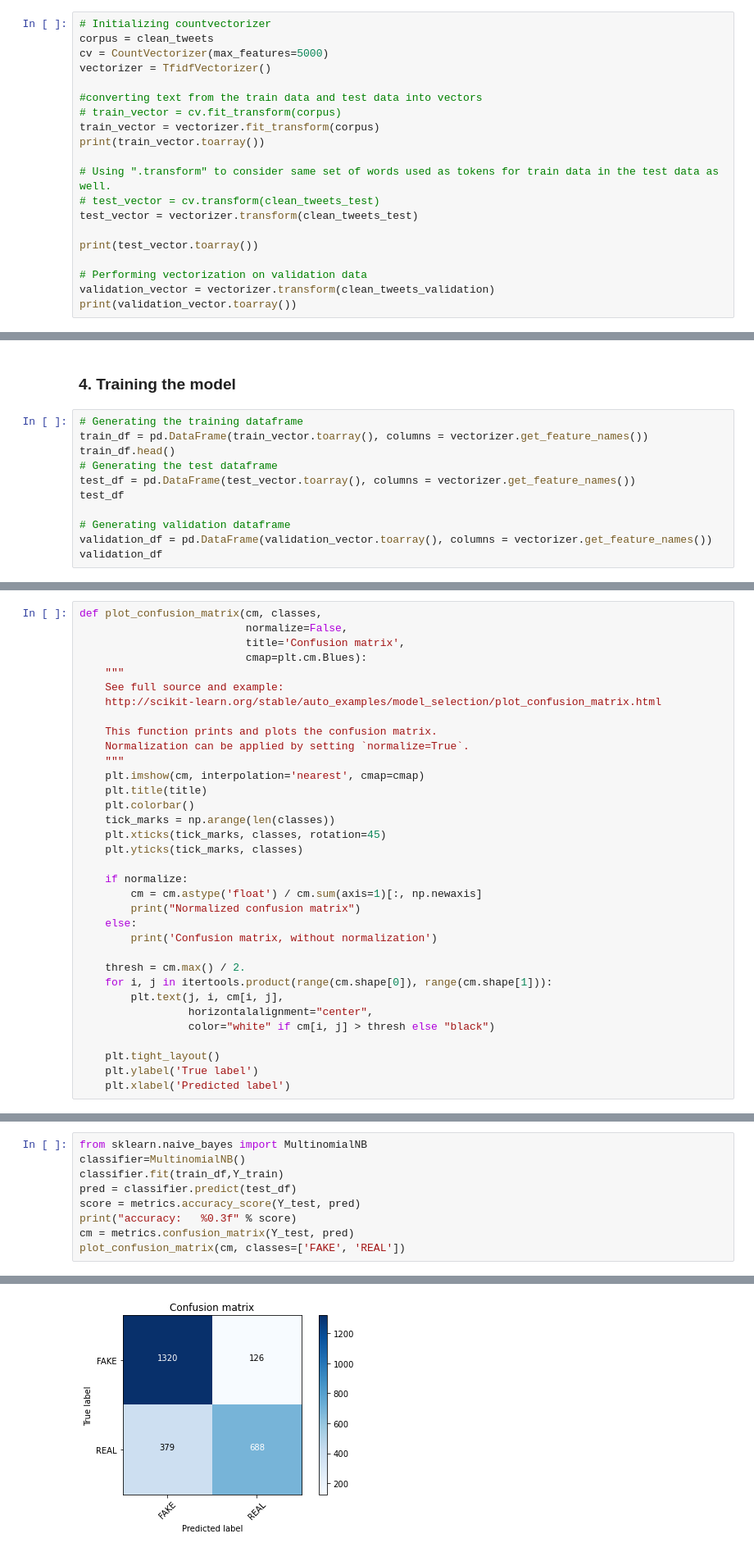
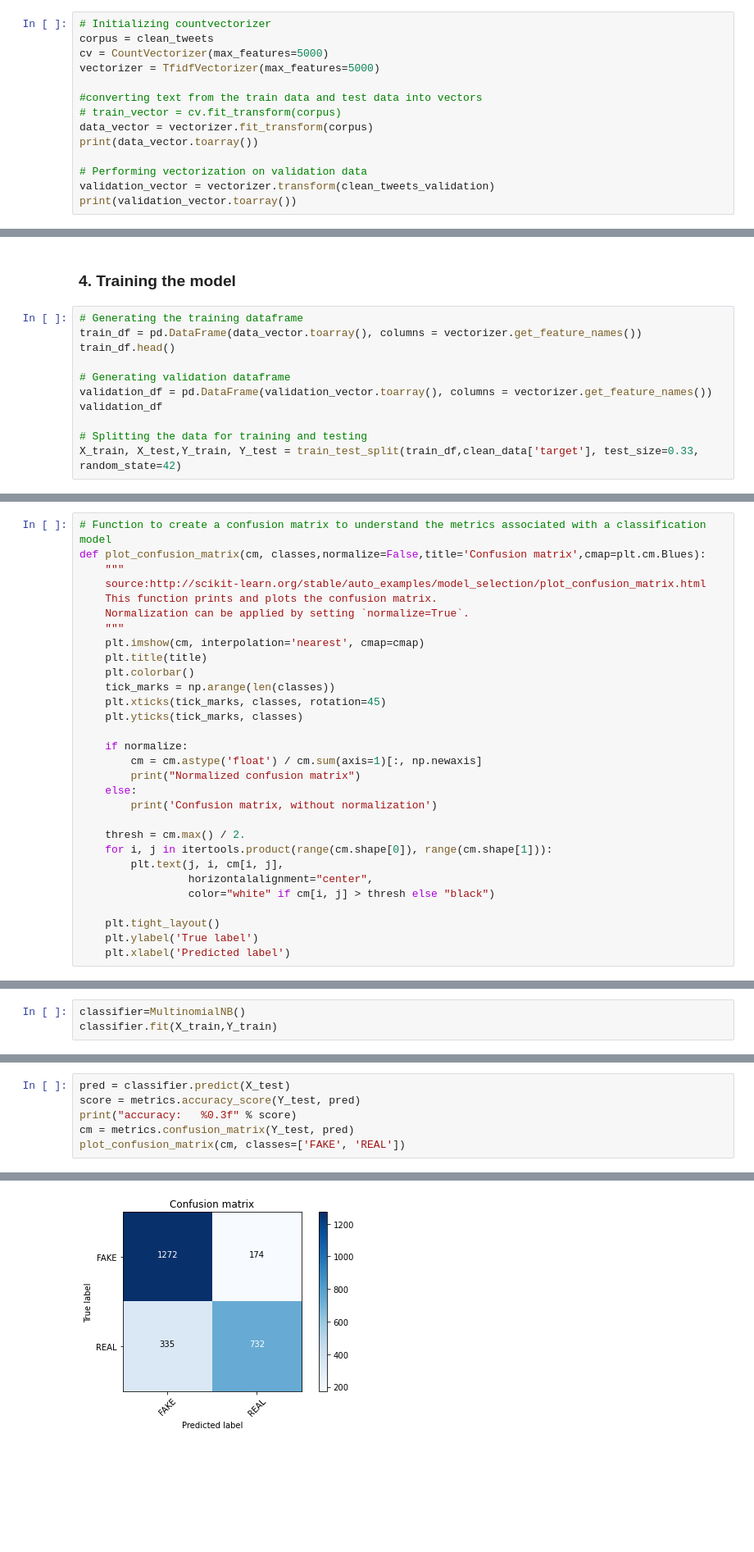
Before and after one commit to saishdesai23/Prediction-of-Disaster-tweets-using-Natural-Language-Processing, a Jupyter notebook: Natural Language Processing with Disaster Tweets.ipynb, the cells around one changed output, grey strips where cells are left out. Shown: that part at 82% size. Saved outputs shown, nothing was run; the diff lists cells and outputs as text; blank space fills up the shorter version.

```diff
--- a/Natural Language Processing with Disaster Tweets.ipynb
+++ b/Natural Language Processing with Disaster Tweets.ipynb
@@ -112,18 +177,12 @@ for tweet in validation_data['text']:
 # Initializing countvectorizer
 corpus = clean_tweets
 cv = CountVectorizer(max_features=5000)
-vectorizer = TfidfVectorizer()
+vectorizer = TfidfVectorizer(max_features=5000)
 
 #converting text from the train data and test data into vectors
 # train_vector = cv.fit_transform(corpus)
-train_vector = vectorizer.fit_transform(corpus)
-print(train_vector.toarray())
-
-# Using ".transform" to consider same set of words used as tokens for train data in the test data as well.
-# test_vector = cv.transform(clean_tweets_test)
-test_vector = vectorizer.transform(clean_tweets_test)
-
-print(test_vector.toarray())
+data_vector = vectorizer.fit_transform(corpus)
+print(data_vector.toarray())
 
 # Performing vectorization on validation data
 validation_vector = vectorizer.transform(clean_tweets_validation)
@@ -150,12 +206,12 @@ print(validation_vector.toarray())
 ### 4. Training the model
 # %%
 # Generating the training dataframe
-train_df = pd.DataFrame(train_vector.toarray(), columns = vectorizer.get_feature_names())
+train_df = pd.DataFrame(data_vector.toarray(), columns = vectorizer.get_feature_names())
 train_df.head()
-# Generating the test dataframe
-test_df = pd.DataFrame(test_vector.toarray(), columns = vectorizer.get_feature_names())
-test_df
 
 # Generating validation dataframe
 validation_df = pd.DataFrame(validation_vector.toarray(), columns = vectorizer.get_feature_names())
 validation_df
+
+# Splitting the data for training and testing
+X_train, X_test,Y_train, Y_test = train_test_split(train_df,clean_data['target'], test_size=0.33, random_state=42)
@@ -176,12 +239,8 @@ validation_df
 # %%
-def plot_confusion_matrix(cm, classes,
-                          normalize=False,
-                          title='Confusion matrix',
-                          cmap=plt.cm.Blues):
+# Function to create a confusion matrix to understand the metrics associated with a classification model
+def plot_confusion_matrix(cm, classes,normalize=False,title='Confusion matrix',cmap=plt.cm.Blues):
     """
-    See full source and example:
-    http://scikit-learn.org/stable/auto_examples/model_selection/plot_confusion_matrix.html
-
+    source:http://scikit-learn.org/stable/auto_examples/model_selection/plot_confusion_matrix.html
     This function prints and plots the confusion matrix.
     Normalization can be applied by setting `normalize=True`.
     """
@@ -211,0 +271,3 @@ def plot_confusion_matrix(cm, classes,
+# %%
+classifier=MultinomialNB()
+classifier.fit(X_train,Y_train)
@@ -212,8 +278,5 @@ def plot_confusion_matrix(cm, classes,
 # %%
-from sklearn.naive_bayes import MultinomialNB
-classifier=MultinomialNB()
-classifier.fit(train_df,Y_train)
-pred = classifier.predict(test_df)
+pred = classifier.predict(X_test)
 score = metrics.accuracy_score(Y_test, pred)
 print("accuracy:   %0.3f" % score)
 cm = metrics.confusion_matrix(Y_test, pred)
@@ -223,5 +286,5 @@ accuracy:   0.799
 Confusion matrix, without normalization
-[figure, old version]
+[figure, new version]
 # %%
 # Tuning the multinomial NB model to different values of hyper parameter alpha
 previous_score=0
```
Also changed, not shown: parts of 35 cells of this notebook.
